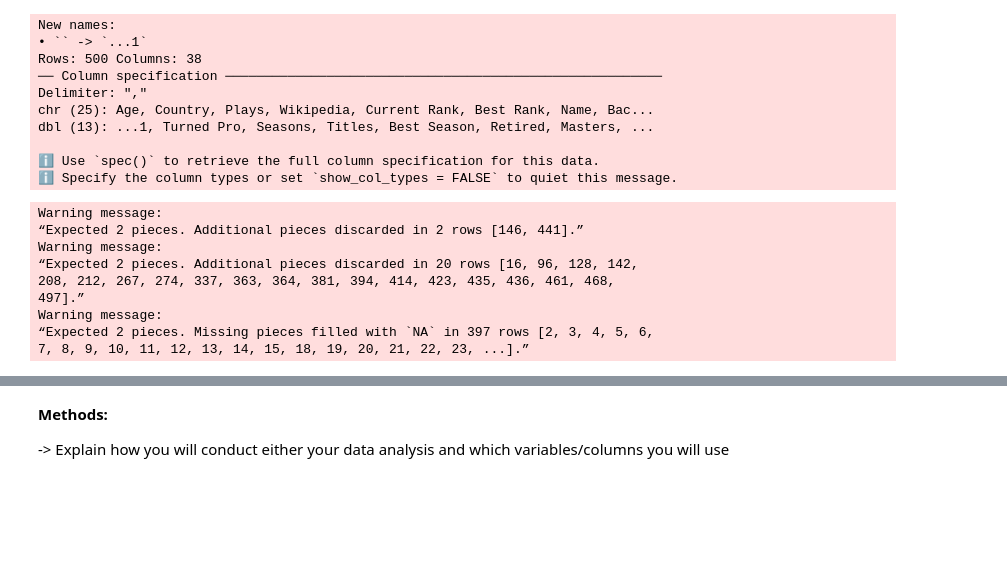
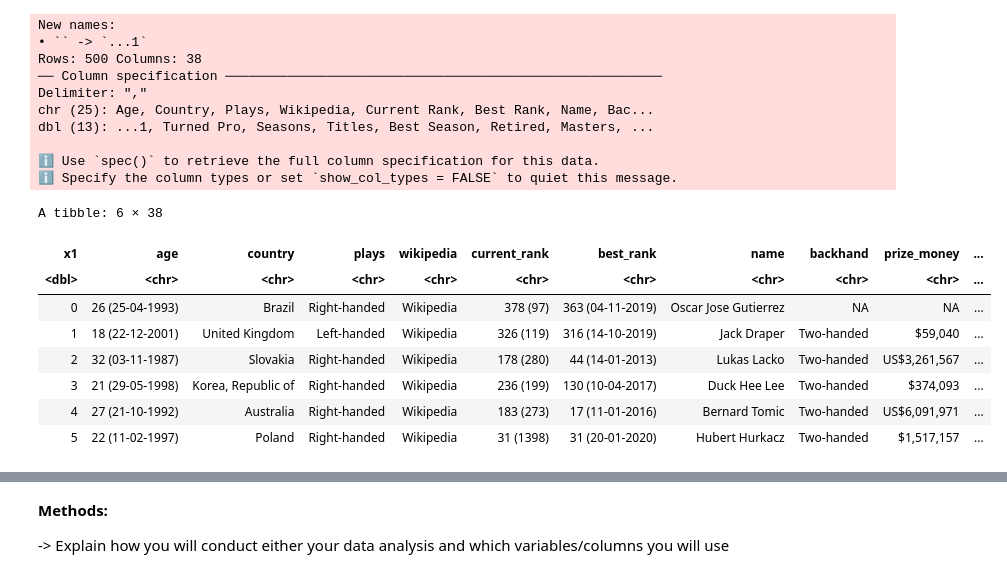
Before and after one commit to Myralalala/group15, a Jupyter notebook: project_proposal.ipynb, the cells around one changed output, grey strips where cells are left out. Saved outputs shown, nothing was run; the diff lists cells and outputs as text; code cells hidden in the pictures; blank space fills up the shorter version.

```diff
--- a/project_proposal.ipynb
+++ b/project_proposal.ipynb
@@ -46,34 +59,18 @@ dbl (13): ...1, Turned Pro, Seasons, Titles, Best Season, Retired, Masters, ...
 ℹ Use `spec()` to retrieve the full column specification for this data.
 ℹ Specify the column types or set `show_col_types = FALSE` to quiet this message.
 # %%
-#clean and wrangle the data
+#Cleaning the column names
 tennis_data <- tennis_data |>
-    clean_names() |>
-    select(age, best_rank, prize_money)
+    clean_names()
 
-#Tidying the data
-tennis_data_tidy <- tennis_data |>
-        separate(col = age,
-                 into = c("age", "Birthdate"),
-                 sep = " ") |>
-        separate(col = best_rank,
-                 into = c("best_rank", "best_rank_date"),
-                 sep = " ") |>
-        separate(col = prize_money,
-                 into = c("currency", "prize_money"),
-                 sep = "\\$") |>
-        separate(col = prize_money,  #This separate function removes the prize money annotation on highest all-time earning
-                into = c("prize_money", "money_information"),
-                sep = " ") |>
-        mutate(age = as.double(age), best_rank = as.double(best_rank), prize_money = as.double(gsub(",", "", prize_money))) |>
-        select(age, best_rank, prize_money)
+tennis_data |> head()
 # %% [output]
-Warning message:
-“Expected 2 pieces. Additional pieces discarded in 2 rows [146, 441].”
-Warning message:
-“Expected 2 pieces. Additional pieces discarded in 20 rows [16, 96, 128, 142,
-208, 212, 267, 274, 337, 363, 364, 381, 394, 414, 423, 435, 436, 461, 468,
-497].”
-Warning message:
-“Expected 2 pieces. Missing pieces filled with `NA` in 397 rows [2, 3, 4, 5, 6,
-7, 8, 9, 10, 11, 12, 13, 14, 15, 18, 19, 20, 21, 22, 23, ...].”
+A tibble: 6 × 38
+| x1 | age | country | plays | wikipedia | current_rank | best_rank | name | backhand | prize_money | ... |
+| <dbl> | <chr> | <chr> | <chr> | <chr> | <chr> | <chr> | <chr> | <chr> | <chr> | ... |
+| 0 | 26 (25-04-1993) | Brazil | Right-handed | Wikipedia | 378 (97) | 363 (04-11-2019) | Oscar Jose Gutierrez | NA | NA | ... |
+| 1 | 18 (22-12-2001) | United Kingdom | Left-handed | Wikipedia | 326 (119) | 316 (14-10-2019) | Jack Draper | Two-handed | $59,040 | ... |
+| 2 | 32 (03-11-1987) | Slovakia | Right-handed | Wikipedia | 178 (280) | 44 (14-01-2013) | Lukas Lacko | Two-handed | US$3,261,567 | ... |
+| 3 | 21 (29-05-1998) | Korea, Republic of | Right-handed | Wikipedia | 236 (199) | 130 (10-04-2017) | Duck Hee Lee | Two-handed | $374,093 | ... |
+| 4 | 27 (21-10-1992) | Australia | Right-handed | Wikipedia | 183 (273) | 17 (11-01-2016) | Bernard Tomic | Two-handed | US$6,091,971 | ... |
+| 5 | 22 (11-02-1997) | Poland | Right-handed | Wikipedia | 31 (1398) | 31 (20-01-2020) | Hubert Hurkacz | Two-handed | $1,517,157 | ... |
```
Also changed, not shown: parts of 7 cells of this notebook.
